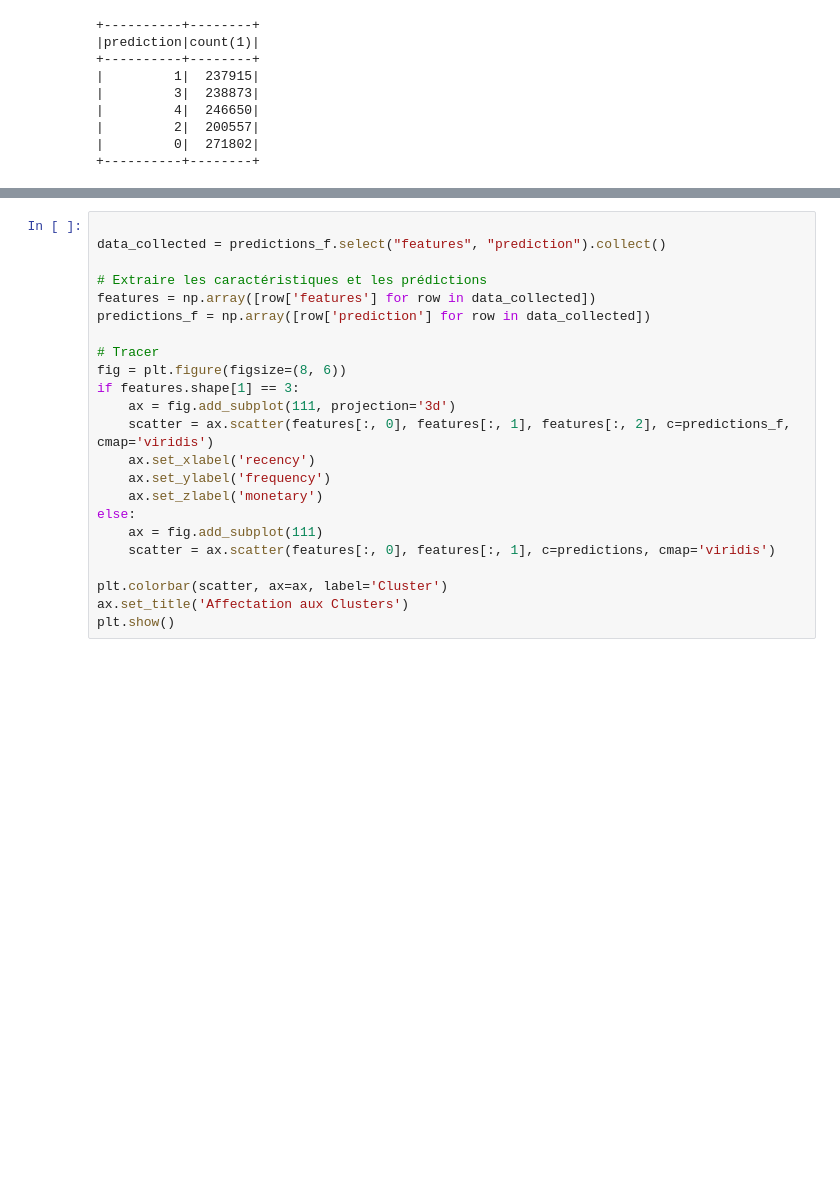
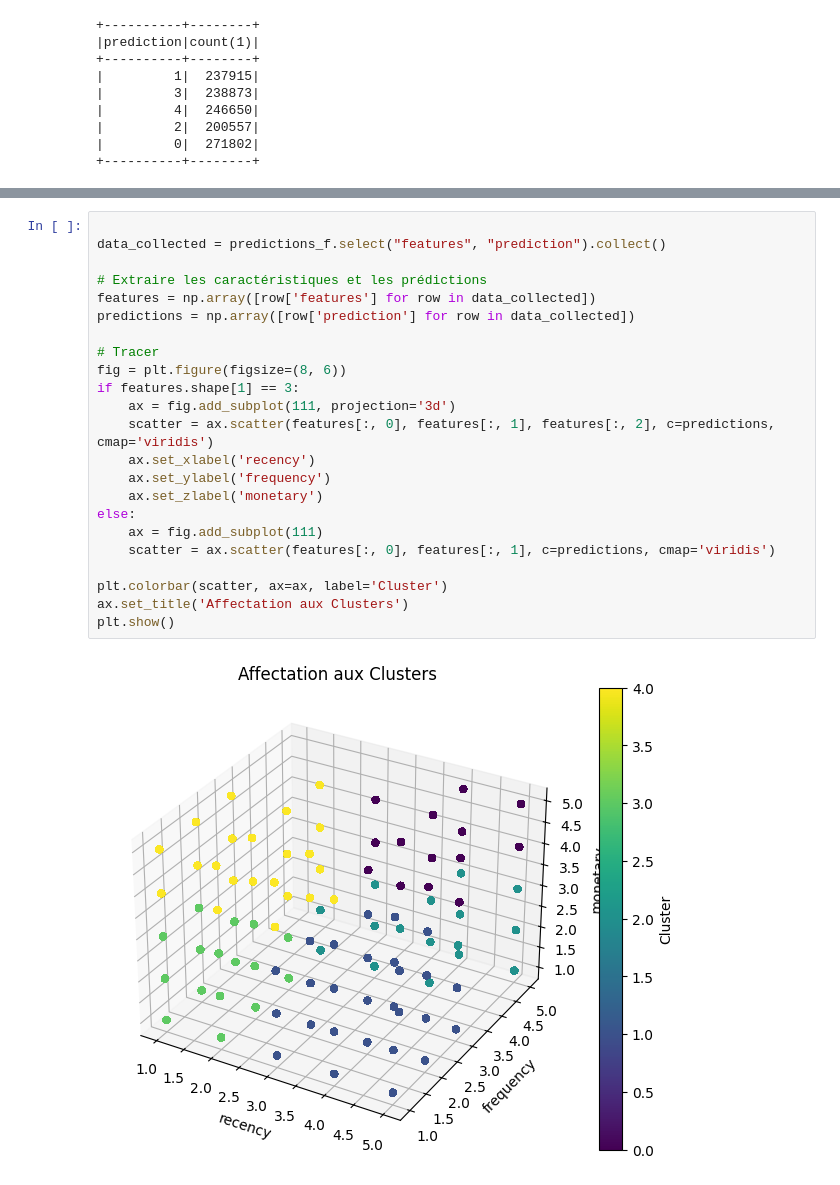
Before and after one commit to Zenaidji/Segmentation-client, a Jupyter notebook: MSPR_Clustring.ipynb, the cells around one changed output, grey strips where cells are left out. Drawn from its saved outputs; the diff is of its cells as text; blank space fills up the shorter version.

```diff
--- a/MSPR_Clustring.ipynb
+++ b/MSPR_Clustring.ipynb
@@ -539,23 +644,25 @@ predictions_f.groupBy('prediction').agg(count('*')).show()
 # %%
 
 data_collected = predictions_f.select("features", "prediction").collect()
 
 # Extraire les caractéristiques et les prédictions
 features = np.array([row['features'] for row in data_collected])
-predictions_f = np.array([row['prediction'] for row in data_collected])
+predictions = np.array([row['prediction'] for row in data_collected])
 
 # Tracer
 fig = plt.figure(figsize=(8, 6))
 if features.shape[1] == 3:
     ax = fig.add_subplot(111, projection='3d')
-    scatter = ax.scatter(features[:, 0], features[:, 1], features[:, 2], c=predictions_f, cmap='viridis')
+    scatter = ax.scatter(features[:, 0], features[:, 1], features[:, 2], c=predictions, cmap='viridis')
     ax.set_xlabel('recency')
     ax.set_ylabel('frequency')
     ax.set_zlabel('monetary')
 else:
     ax = fig.add_subplot(111)
     scatter = ax.scatter(features[:, 0], features[:, 1], c=predictions, cmap='viridis')
 
 plt.colorbar(scatter, ax=ax, label='Cluster')
 ax.set_title('Affectation aux Clusters')
 plt.show()
+# %% [output]
+[figure, added]
```
Also changed, not shown: parts of 7 cells of this notebook.
